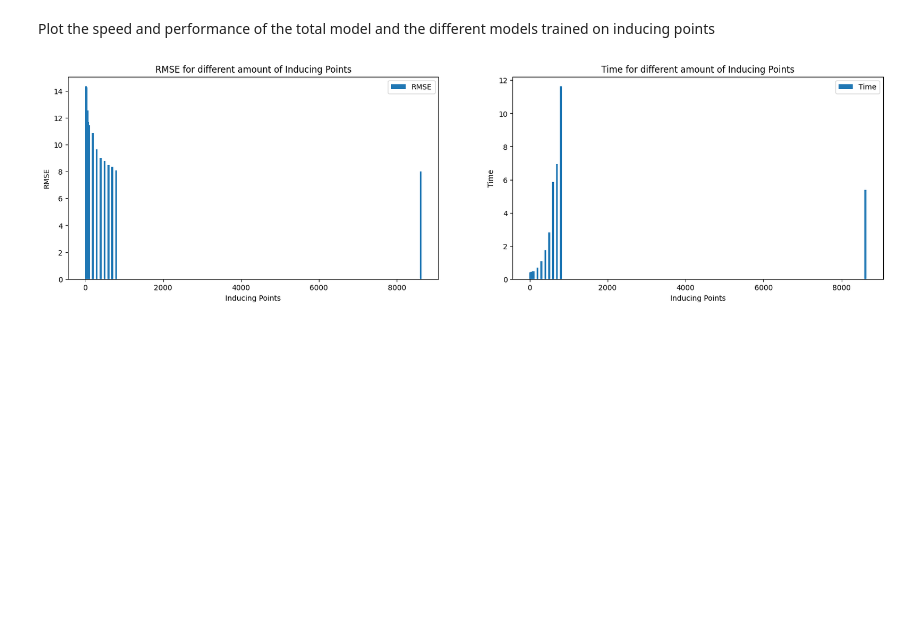
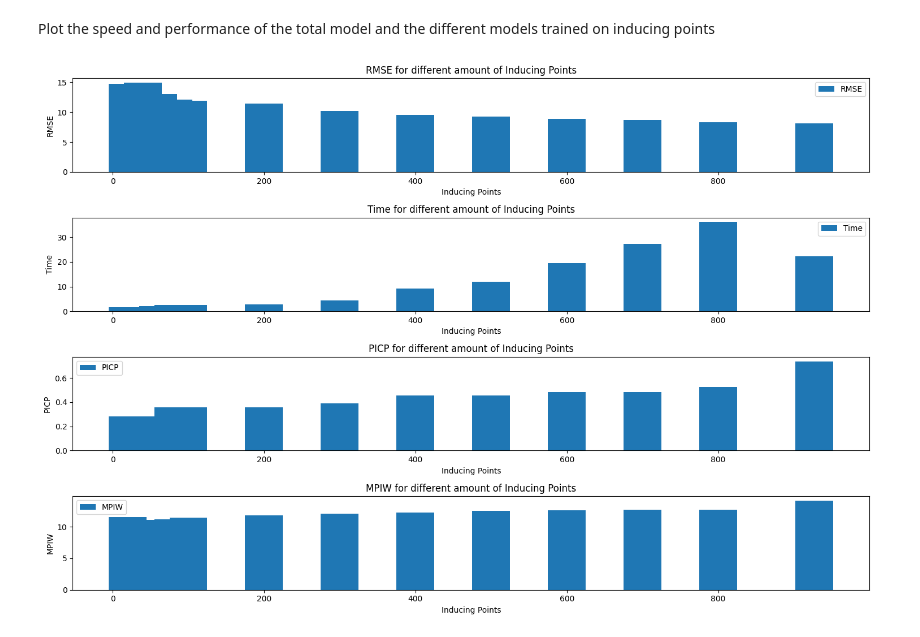
Before and after one commit to Sabelz/Gaussian_Processes_Inducing_Points, a Jupyter notebook: GPs/GPConcrete.ipynb, the cells around one changed output. Cells and saved outputs as stored; diff of their text form; code cells hidden in the pictures; blank space fills up the shorter version.

```diff
--- a/GPs/GPConcrete.ipynb
+++ b/GPs/GPConcrete.ipynb
@@ -531,7 +576,8 @@ bar_plot_func(input3, K_means_times3, train_times3, posterior_times3, RMSE_list3
 # %%
 # initialize likelihood and model
 likelihood = gpytorch.likelihoods.GaussianLikelihood() # Decide likelihood
-model_final = GPModel(xTrain_standardized, yTrain, likelihood) # Use training points and given likelihood
+init_lengthscale = 1
+model_final = GPModel(xTrain_standardized, yTrain, likelihood, init_lengthscale) # Use training points and given likelihood
 if torch.cuda.is_available():
     model_final = model_final.cuda()
     model.likelihood = likelihood.cuda()
@@ -548,19 +594,24 @@ model.likelihood.eval()
 
 # Make predictions by feeding model through likelihood
 with torch.no_grad(), gpytorch.settings.fast_pred_var(): # https://arxiv.org/abs/1803.06058
-    observed_pred = model_final.likelihood(model_final(xTest_standardized))# gives us the posterior predictive distribution p(y* | x*, X, y) which is the probability distribution over the predicted output value
-    prediction_means = observed_pred.mean.numpy()
+    observed_pred_final = model_final.likelihood(model_final(xTest_standardized))# gives us the posterior predictive distribution p(y* | x*, X, y) which is the probability distribution over the predicted output value
+    prediction_means_final = observed_pred_final.mean.numpy()
 
-    squared_error = (prediction_means -  yTest.numpy())**2 # Compute the squared error
+    squared_error_final = (prediction_means_final -  yTest.numpy())**2 # Compute the squared error
 
-    mean_SE = squared_error.mean() # Compute the mean squared error
+    mean_SE_final = squared_error_final.mean() # Compute the mean squared error
 
-    root_MSE = math.sqrt(mean_SE) # Compute the square root of the mean squared error
+    root_MSE_final = math.sqrt(mean_SE_final) # Compute the square root of the mean squared error
 
     # To transform the RMSE back to the original scale after normalization,
     # you can simply multiply the RMSE by the standard deviation of the original output data and add the mean
     #RMSE_final = ((root_MSE * yTest_std) + yTest_standardized_mean)
-    RMSE_final = root_MSE
+    RMSE_final = root_MSE_final
+
+    # PCIP and MPIW
+    pic,piw, n = calculate_PIC_PIW(0,0, 0, prediction_means, prediction_variances, yTest)
+    PICP_final = pic/n
+    MPIW_final = piw/n
 # %% [markdown]
 Total time from the inducing points with K-means
 # %%
@@ -572,28 +623,46 @@ Plot the speed and performance of the total model and the different models train
 # %%
 RMSE = RMSE_list3+[RMSE_final] # List of RMSEs
 times = sum_time_inducing+[execution_time_final] # list of training times
-
+PICPs = PICP_list3+[PICP_final] # List of PICPs
+MPIWs = MPIW_list3+[MPIW_final] # List of MPIWs
 # PLOT
 width = 50
 indices_final = [20,40,60,80,100,200,300,400,500,600,700,800] # x values in bar plot
 
-indices_final.append(8611) # 8611 is 90% of training points
-fig, axs = plt.subplots(1, 2, figsize=(20, 5))  # Create a figure and a 1x2 subplot
+indices_final.append(927) # 927 is 90% of training points
+fig, axs = plt.subplots(4, 1, figsize=(15, 10))  # Create a figure and a 1x2 subplot
 # First subplot
 axs[0].bar(indices_final, RMSE, label='RMSE', width = width)
 axs[0].set_xlabel('Inducing Points')
 axs[0].set_ylabel('RMSE')
 axs[0].set_title('RMSE for different amount of Inducing Points')
 axs[0].legend()
 
 # Second subplot
 axs[1].bar(indices_final, times, label='Time', width = width)
 axs[1].set_xlabel('Inducing Points')
 axs[1].set_ylabel('Time')
 axs[1].set_title('Time for different amount of Inducing Points')
 axs[1].legend()
 
+# Third subplot
+axs[2].bar(indices_final, PICPs, label='PICP', width = width)
+axs[2].set_xlabel('Inducing Points')
+axs[2].set_ylabel('PICP')
+axs[2].set_title('PICP for different amount of Inducing Points')
+axs[2].legend()
+
+# Fourth subplot
+axs[3].bar(indices_final, MPIWs, label='MPIW', width = width)
+axs[3].set_xlabel('Inducing Points')
+axs[3].set_ylabel('MPIW')
+axs[3].set_title('MPIW for different amount of Inducing Points')
+axs[3].legend()
+
+# Adjust spacing between subplots
+plt.tight_layout()
+
 # Show the plot
 plt.show()
 # %% [output]
-[figure, old version]
+[figure, new version]
```
Also changed, not shown: parts of 22 cells of this notebook.
